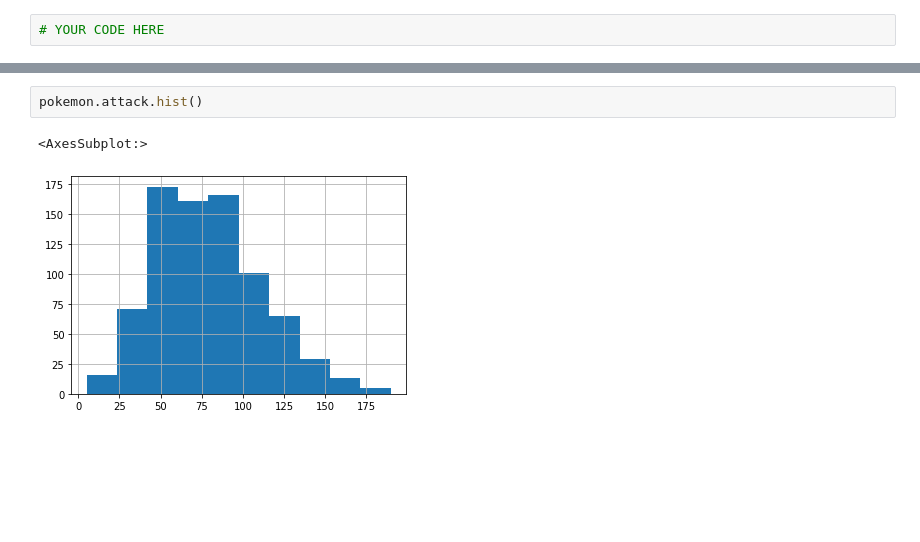
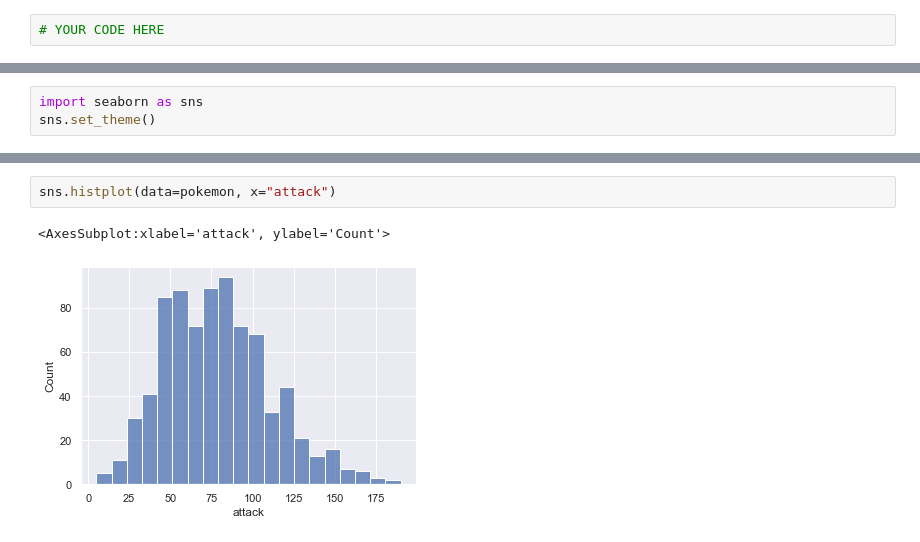
Before and after one commit to cproctor/mwc-pedprog-unit01-lab04, a Jupyter notebook: lab_04.ipynb, the cells around one changed output, grey strips where cells are left out. Saved outputs shown, nothing was run; the diff lists cells and outputs as text; blank space fills up the shorter version.

```diff
--- a/lab_04.ipynb
+++ b/lab_04.ipynb
@@ -351,0 +350,3 @@ A histogram can be very helpful for visualizing the distribution of data. Let's
+# %%
+import seaborn as sns
+sns.set_theme()
@@ -352,5 +359,5 @@ A histogram can be very helpful for visualizing the distribution of data. Let's
 # %%
-pokemon.attack.hist()
+sns.histplot(data=pokemon, x="attack")
 # %% [output]
-<AxesSubplot:>
+<AxesSubplot:xlabel='attack', ylabel='Count'>
-[figure, old version]
+[figure, new version]
```
Also changed, not shown: parts of 26 cells of this notebook, 1 other file.
